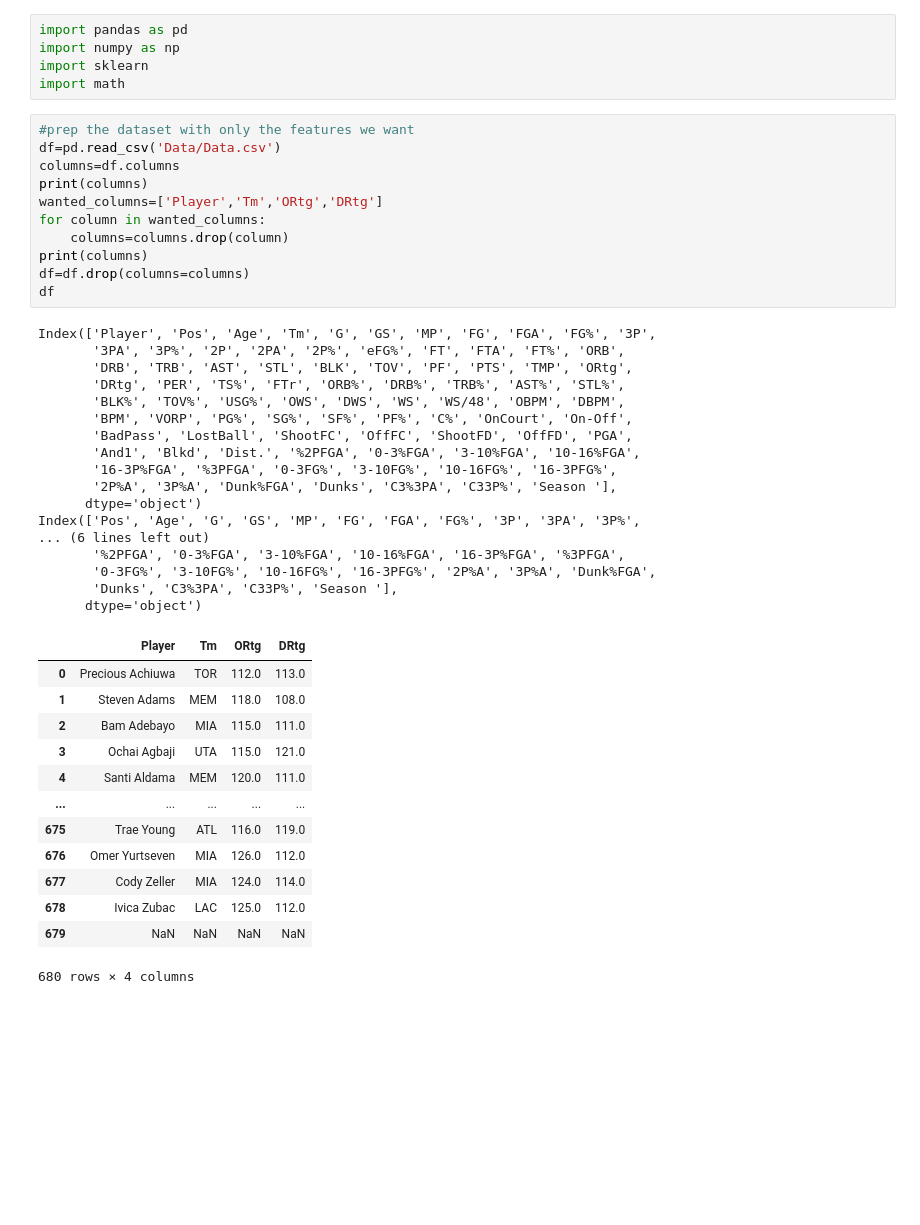
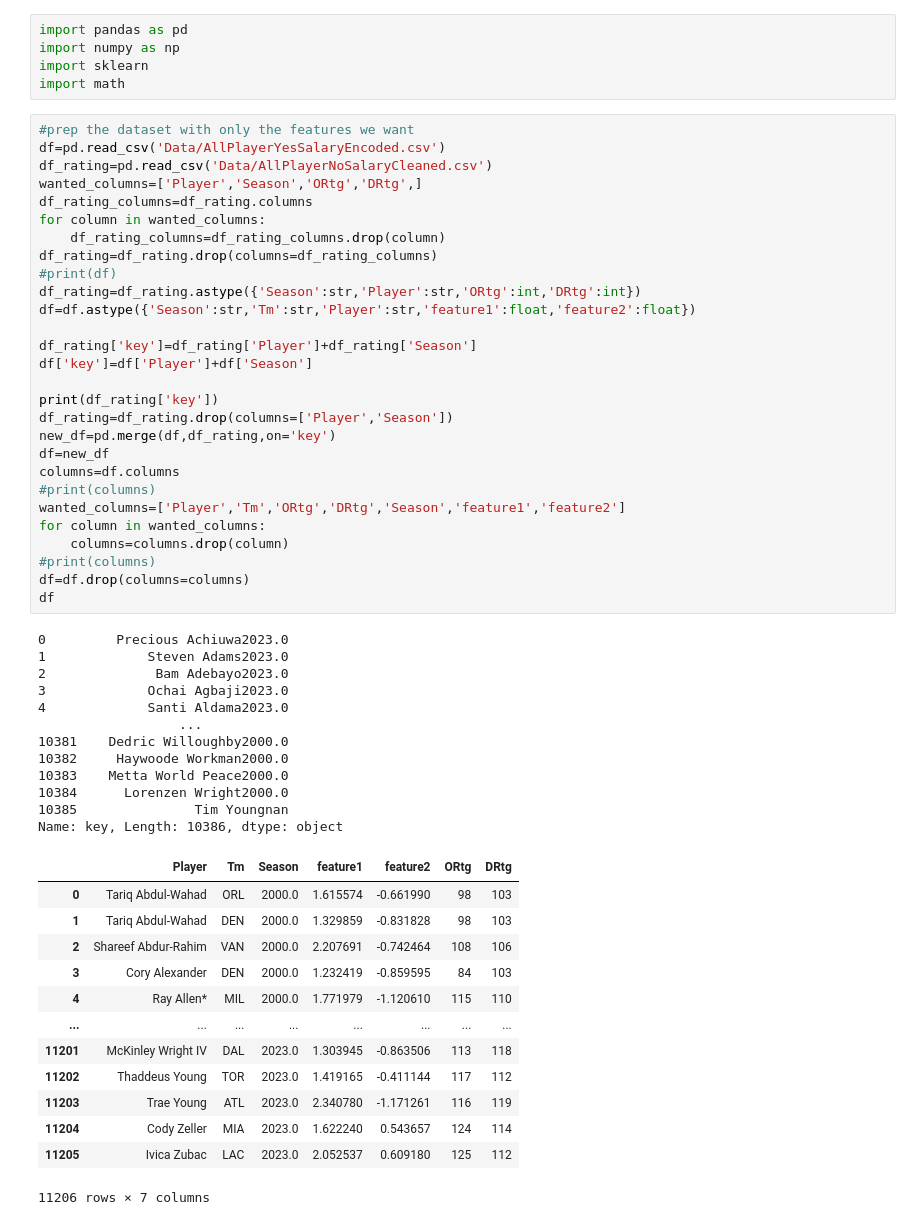
Before and after one commit to ofiore/BasketballClusteringCSE5825, a Jupyter notebook: TeamRatingModel.ipynb, the cells around one changed output. Drawn from its saved outputs; the diff is of its cells as text; blank space fills up the shorter version.

```diff
--- a/TeamRatingModel.ipynb
+++ b/TeamRatingModel.ipynb
@@ -9,44 +9,56 @@ import sklearn
 import math
 # %%
 #prep the dataset with only the features we want
-df=pd.read_csv('Data/Data.csv')
+df=pd.read_csv('Data/AllPlayerYesSalaryEncoded.csv')
+df_rating=pd.read_csv('Data/AllPlayerNoSalaryCleaned.csv')
+wanted_columns=['Player','Season','ORtg','DRtg',]
+df_rating_columns=df_rating.columns
+for column in wanted_columns:
+    df_rating_columns=df_rating_columns.drop(column)
+df_rating=df_rating.drop(columns=df_rating_columns)
+#print(df)
+df_rating=df_rating.astype({'Season':str,'Player':str,'ORtg':int,'DRtg':int})
+df=df.astype({'Season':str,'Tm':str,'Player':str,'feature1':float,'feature2':float})
+
+df_rating['key']=df_rating['Player']+df_rating['Season']
+df['key']=df['Player']+df['Season']
+
+print(df_rating['key'])
+df_rating=df_rating.drop(columns=['Player','Season'])
+new_df=pd.merge(df,df_rating,on='key')
+df=new_df
 columns=df.columns
-print(columns)
-wanted_columns=['Player','Tm','ORtg','DRtg']
+#print(columns)
+wanted_columns=['Player','Tm','ORtg','DRtg','Season','feature1','feature2']
 for column in wanted_columns:
     columns=columns.drop(column)
-print(columns)
+#print(columns)
 df=df.drop(columns=columns)
 df
 # %% [output]
-Index(['Player', 'Pos', 'Age', 'Tm', 'G', 'GS', 'MP', 'FG', 'FGA', 'FG%', '3P',
-       '3PA', '3P%', '2P', '2PA', '2P%', 'eFG%', 'FT', 'FTA', 'FT%', 'ORB',
-       'DRB', 'TRB', 'AST', 'STL', 'BLK', 'TOV', 'PF', 'PTS', 'TMP', 'ORtg',
-       'DRtg', 'PER', 'TS%', 'FTr', 'ORB%', 'DRB%', 'TRB%', 'AST%', 'STL%',
-       'BLK%', 'TOV%', 'USG%', 'OWS', 'DWS', 'WS', 'WS/48', 'OBPM', 'DBPM',
-       'BPM', 'VORP', 'PG%', 'SG%', 'SF%', 'PF%', 'C%', 'OnCourt', 'On-Off',
-       'BadPass', 'LostBall', 'ShootFC', 'OffFC', 'ShootFD', 'OffFD', 'PGA',
-       'And1', 'Blkd', 'Dist.', '%2PFGA', '0-3%FGA', '3-10%FGA', '10-16%FGA',
-       '16-3P%FGA', '%3PFGA', '0-3FG%', '3-10FG%', '10-16FG%', '16-3PFG%',
-       '2P%A', '3P%A', 'Dunk%FGA', 'Dunks', 'C3%3PA', 'C33P%', 'Season '],
-      dtype='object')
-Index(['Pos', 'Age', 'G', 'GS', 'MP', 'FG', 'FGA', 'FG%', '3P', '3PA', '3P%',
-... (6 lines left out)
-       '%2PFGA', '0-3%FGA', '3-10%FGA', '10-16%FGA', '16-3P%FGA', '%3PFGA',
-       '0-3FG%', '3-10FG%', '10-16FG%', '16-3PFG%', '2P%A', '3P%A', 'Dunk%FGA',
-       'Dunks', 'C3%3PA', 'C33P%', 'Season '],
-      dtype='object')
+0         Precious Achiuwa2023.0
+1             Steven Adams2023.0
+2              Bam Adebayo2023.0
+3             Ochai Agbaji2023.0
+4             Santi Aldama2023.0
+                  ...
+10381    Dedric Willoughby2000.0
+10382     Haywoode Workman2000.0
+10383    Metta World Peace2000.0
+10384      Lorenzen Wright2000.0
+10385               Tim Youngnan
+Name: key, Length: 10386, dtype: object
-|  | Player | Tm | ORtg | DRtg |
-| 0 | Precious Achiuwa | TOR | 112.0 | 113.0 |
-| 1 | Steven Adams | MEM | 118.0 | 108.0 |
-| 2 | Bam Adebayo | MIA | 115.0 | 111.0 |
-| 3 | Ochai Agbaji | UTA | 115.0 | 121.0 |
-| 4 | Santi Aldama | MEM | 120.0 | 111.0 |
-| ... | ... | ... | ... | ... |
-| 675 | Trae Young | ATL | 116.0 | 119.0 |
-| 676 | Omer Yurtseven | MIA | 126.0 | 112.0 |
-| 677 | Cody Zeller | MIA | 124.0 | 114.0 |
-| 678 | Ivica Zubac | LAC | 125.0 | 112.0 |
-| 679 | NaN | NaN | NaN | NaN |
+|  | Player | Tm | Season | feature1 | feature2 | ORtg | DRtg |
+| 0 | Tariq Abdul-Wahad | ORL | 2000.0 | 1.615574 | -0.661990 | 98 | 103 |
+| 1 | Tariq Abdul-Wahad | DEN | 2000.0 | 1.329859 | -0.831828 | 98 | 103 |
+| 2 | Shareef Abdur-Rahim | VAN | 2000.0 | 2.207691 | -0.742464 | 108 | 106 |
+| 3 | Cory Alexander | DEN | 2000.0 | 1.232419 | -0.859595 | 84 | 103 |
+| 4 | Ray Allen* | MIL | 2000.0 | 1.771979 | -1.120610 | 115 | 110 |
+| ... | ... | ... | ... | ... | ... | ... | ... |
+| 11201 | McKinley Wright IV | DAL | 2023.0 | 1.303945 | -0.863506 | 113 | 118 |
+| 11202 | Thaddeus Young | TOR | 2023.0 | 1.419165 | -0.411144 | 117 | 112 |
+| 11203 | Trae Young | ATL | 2023.0 | 2.340780 | -1.171261 | 116 | 119 |
+| 11204 | Cody Zeller | MIA | 2023.0 | 1.622240 | 0.543657 | 124 | 114 |
+| 11205 | Ivica Zubac | LAC | 2023.0 | 2.052537 | 0.609180 | 125 | 112 |
-680 rows × 4 columns
+11206 rows × 7 columns
 # %%
```
Also changed, not shown: parts of 19 cells of this notebook, 1 other file.
